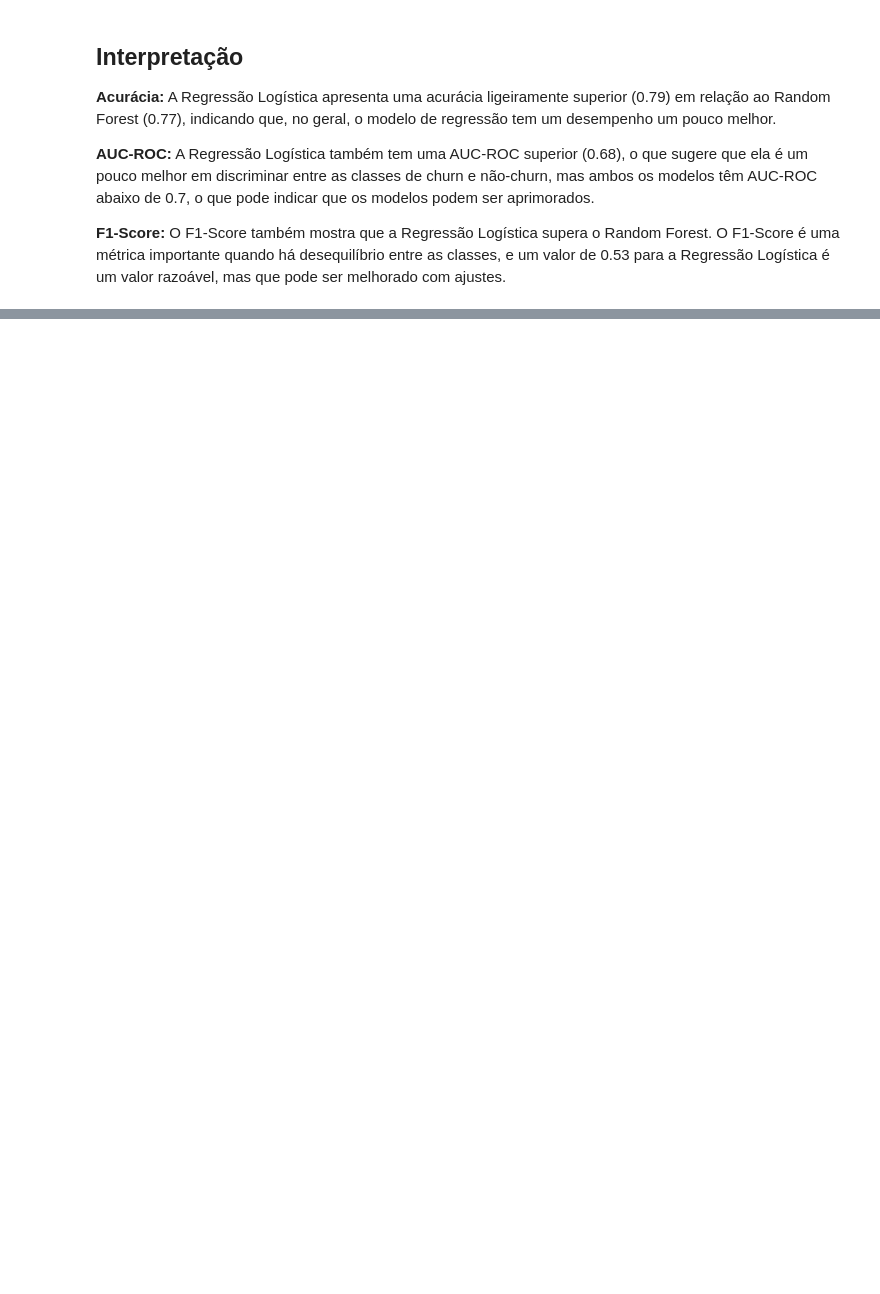
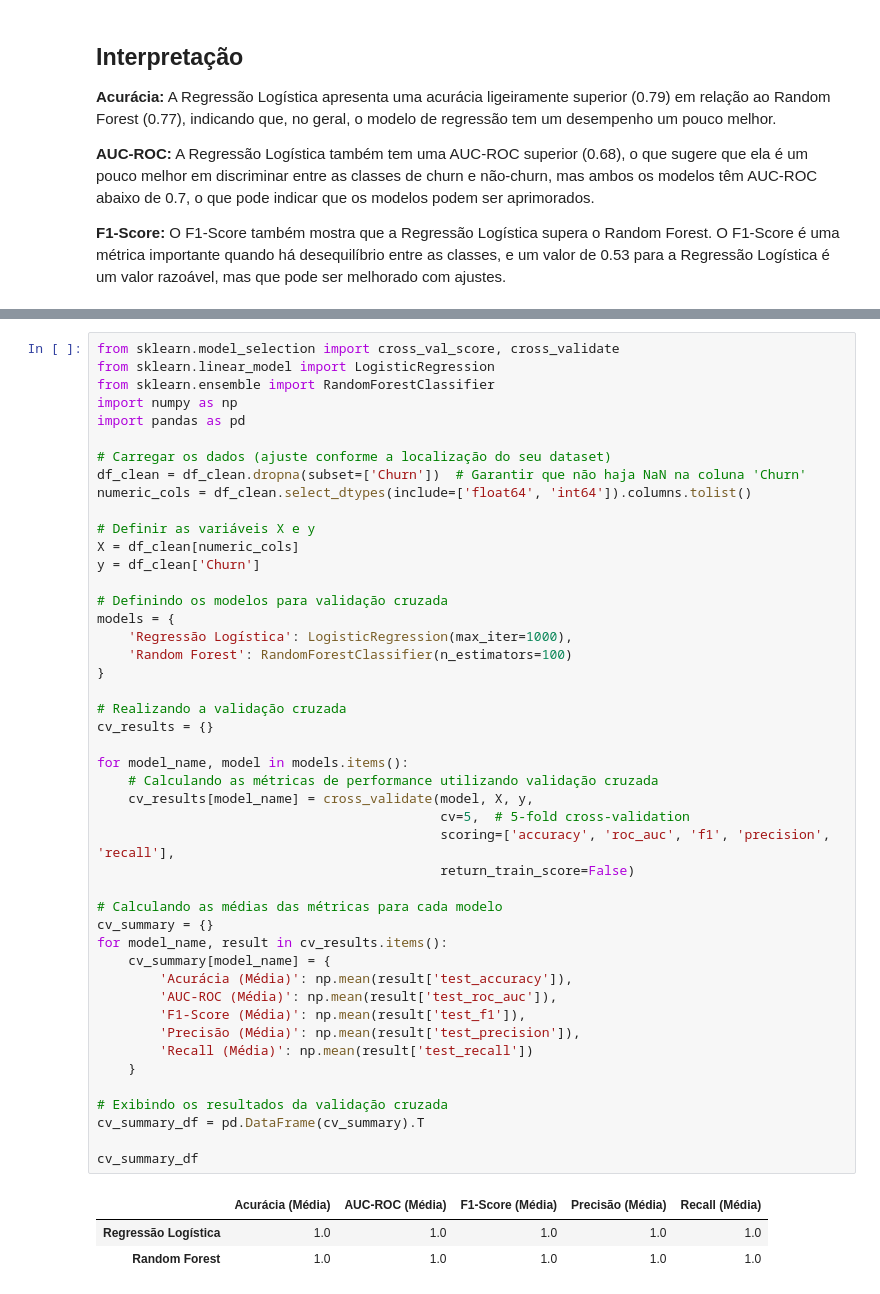
Before and after one commit to wlamirlira/wlamirlira-Churn_TelecomX, a Jupyter notebook: TelecomX_Parte2.ipynb, the cells around one changed output, grey strips where cells are left out. Cells and saved outputs as stored; diff of their text form; blank space fills up the shorter version.

```diff
--- a/TelecomX_Parte2.ipynb
+++ b/TelecomX_Parte2.ipynb
@@ -359,0 +388,50 @@ results_df
+# %%
+from sklearn.model_selection import cross_val_score, cross_validate
+from sklearn.linear_model import LogisticRegression
+from sklearn.ensemble import RandomForestClassifier
+import numpy as np
+import pandas as pd
+
+# Carregar os dados (ajuste conforme a localização do seu dataset)
+df_clean = df_clean.dropna(subset=['Churn'])  # Garantir que não haja NaN na coluna 'Churn'
+numeric_cols = df_clean.select_dtypes(include=['float64', 'int64']).columns.tolist()
+
+# Definir as variáveis X e y
+X = df_clean[numeric_cols]
+y = df_clean['Churn']
+
+# Definindo os modelos para validação cruzada
+models = {
+    'Regressão Logística': LogisticRegression(max_iter=1000),
+    'Random Forest': RandomForestClassifier(n_estimators=100)
+}
+
+# Realizando a validação cruzada
+cv_results = {}
+
+for model_name, model in models.items():
+    # Calculando as métricas de performance utilizando validação cruzada
+    cv_results[model_name] = cross_validate(model, X, y,
+                                            cv=5,  # 5-fold cross-validation
+                                            scoring=['accuracy', 'roc_auc', 'f1', 'precision', 'recall'],
+                                            return_train_score=False)
+
+# Calculando as médias das métricas para cada modelo
+cv_summary = {}
+for model_name, result in cv_results.items():
+    cv_summary[model_name] = {
+        'Acurácia (Média)': np.mean(result['test_accuracy']),
+        'AUC-ROC (Média)': np.mean(result['test_roc_auc']),
+        'F1-Score (Média)': np.mean(result['test_f1']),
+        'Precisão (Média)': np.mean(result['test_precision']),
+        'Recall (Média)': np.mean(result['test_recall'])
+    }
+
+# Exibindo os resultados da validação cruzada
+cv_summary_df = pd.DataFrame(cv_summary).T
+
+cv_summary_df
+# %% [output]
+|  | Acurácia (Média) | AUC-ROC (Média) | F1-Score (Média) | Precisão (Média) | Recall (Média) |
+| Regressão Logística | 1.0 | 1.0 | 1.0 | 1.0 | 1.0 |
+| Random Forest | 1.0 | 1.0 | 1.0 | 1.0 | 1.0 |
```
Also changed, not shown: parts of 5 cells of this notebook.
